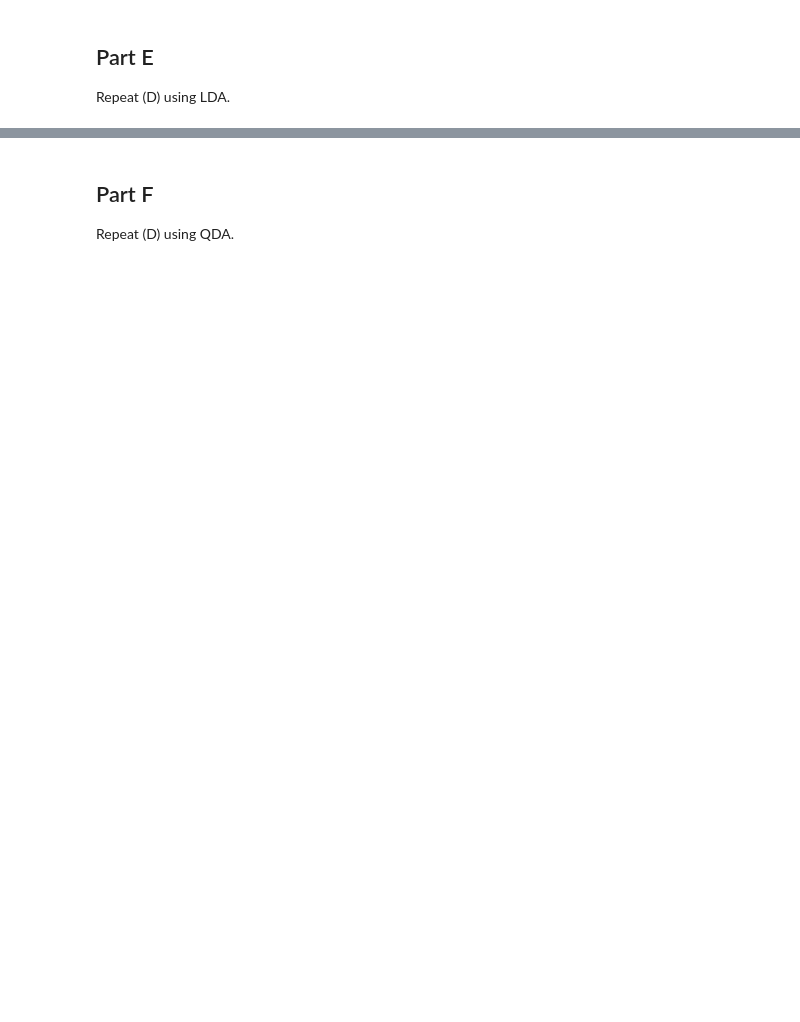
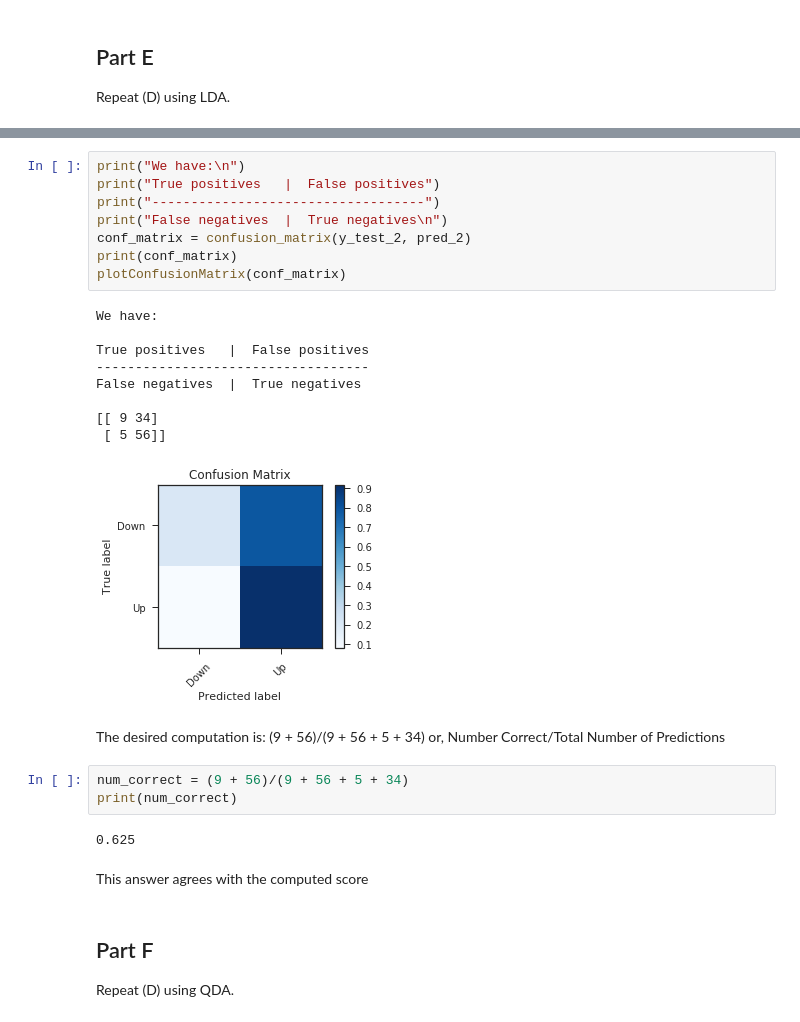
Before and after one commit to jsigee87/Data-Science-Lab-ee379k, a Jupyter notebook: lab5/src/problem2.ipynb, the cells around one changed output, grey strips where cells are left out. Drawn from its saved outputs; the diff is of its cells as text; blank space fills up the shorter version.

```diff
--- a/lab5/src/problem2.ipynb
+++ b/lab5/src/problem2.ipynb
@@ -198,3 +191,31 @@ for ii in range(0,360,1):
+# %%
+print("We have:\n")
+print("True positives   |  False positives")
+print("-----------------------------------")
+print("False negatives  |  True negatives\n")
+conf_matrix = confusion_matrix(y_test_2, pred_2)
+print(conf_matrix)
+plotConfusionMatrix(conf_matrix)
+# %% [output]
+We have:
+
+True positives   |  False positives
+-----------------------------------
+False negatives  |  True negatives
+
+[[ 9 34]
+ [ 5 56]]
+[figure, added]
+# %% [markdown]
+The desired computation is: (9 + 56)/(9 + 56 + 5 + 34)
+or, Number Correct/Total Number of Predictions
+# %%
+num_correct = (9 + 56)/(9 + 56 + 5 + 34)
+print(num_correct)
+# %% [output]
+0.625
+# %% [markdown]
+This answer agrees with the computed score
 # %% [markdown]
 ## Part F
 Repeat (D) using QDA.
```
Also changed, not shown: parts of 28 cells of this notebook.
